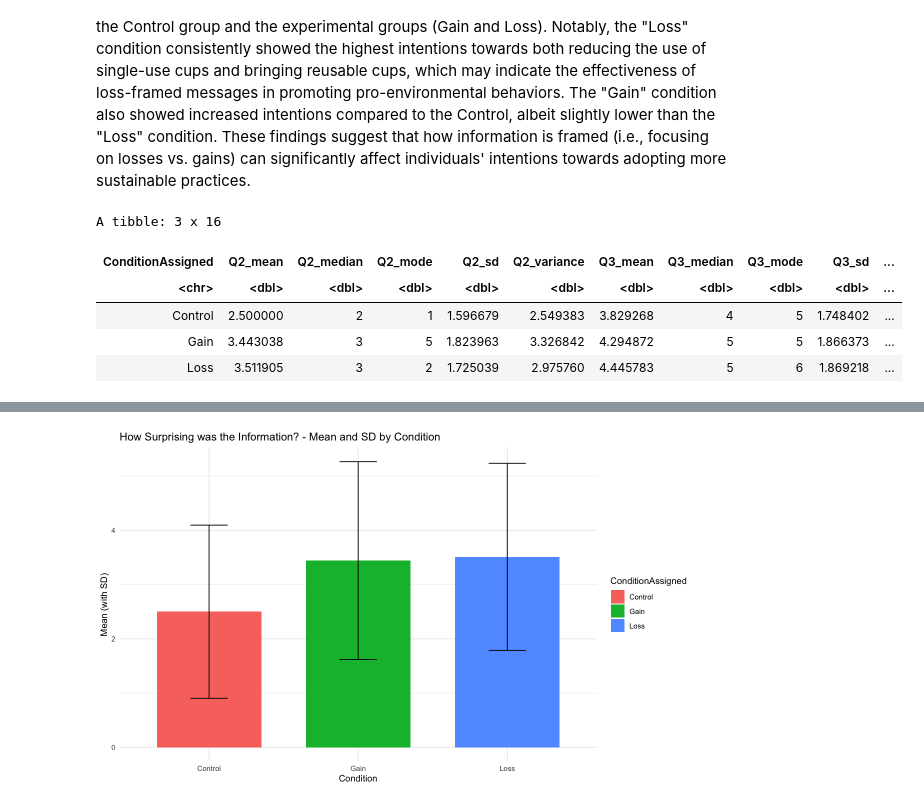
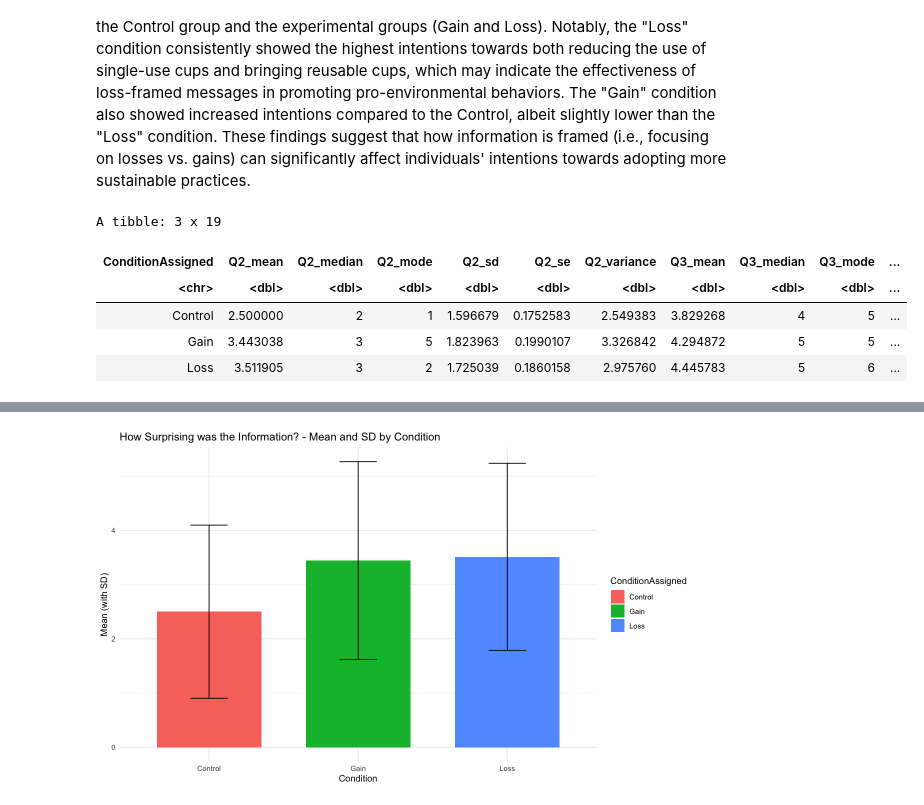
Before and after one commit to riddhibattu/PSYC421_Sustain-a-Cup-research, a Jupyter notebook: src/statistical_analysis.ipynb, the cells around one changed output, grey strips where cells are left out. Drawn from its saved outputs; the diff is of its cells as text; code cells hidden in the pictures.

Commit message:
adding error bars SE

```diff
--- a/src/statistical_analysis.ipynb
+++ b/src/statistical_analysis.ipynb
@@ -397,36 +410,39 @@ calculate_mode <- function(x) {
   ux <- unique(x)
   ux[which.max(tabulate(match(x, ux)))]
 }
 
 # Calculating descriptive statistics
 
 descriptive_stats <- df_cleaned_numerical %>%
   filter(ConditionAssigned != "") %>% # Filtering out rows where ConditionAssigned is NA
   group_by(ConditionAssigned) %>%
   summarise(
     Q2_mean = mean(Q2_combined, na.rm = TRUE),
     Q2_median = median(Q2_combined, na.rm = TRUE),
     Q2_mode = calculate_mode(Q2_combined),
     Q2_sd = sd(Q2_combined, na.rm = TRUE), # Standard deviation for Q2
+    Q2_se = Q2_sd / sqrt(n()), # Calculating standard error for Q2
     Q2_variance = var(Q2_combined, na.rm = TRUE), # Variance for Q2
     Q3_mean = mean(Q3_combined, na.rm = TRUE),
     Q3_median = median(Q3_combined, na.rm = TRUE),
     Q3_mode = calculate_mode(Q3_combined),
     Q3_sd = sd(Q3_combined, na.rm = TRUE), # Standard deviation for Q3
+    Q3_se = Q3_sd / sqrt(n()), # Calculating standard error for Q3
     Q3_variance = var(Q3_combined, na.rm = TRUE), # Variance for Q3
     Q4_mean = mean(Q4_combined, na.rm = TRUE),
     Q4_median = median(Q4_combined, na.rm = TRUE),
     Q4_mode = calculate_mode(Q4_combined),
     Q4_sd = sd(Q4_combined, na.rm = TRUE), # Standard deviation for Q4
+    Q4_se = Q4_sd / sqrt(n()), # Calculating standard error for Q4
     Q4_variance = var(Q4_combined, na.rm = TRUE) # Variance for Q4
   )
 
 # View the results
 descriptive_stats
 # %% [output]
-A tibble: 3 x 16
+A tibble: 3 x 19
-| ConditionAssigned | Q2_mean | Q2_median | Q2_mode | Q2_sd | Q2_variance | Q3_mean | Q3_median | Q3_mode | Q3_sd | ... |
+| ConditionAssigned | Q2_mean | Q2_median | Q2_mode | Q2_sd | Q2_se | Q2_variance | Q3_mean | Q3_median | Q3_mode | ... |
 | <chr> | <dbl> | <dbl> | <dbl> | <dbl> | <dbl> | <dbl> | <dbl> | <dbl> | <dbl> | ... |
-| Control | 2.500000 | 2 | 1 | 1.596679 | 2.549383 | 3.829268 | 4 | 5 | 1.748402 | ... |
-| Gain | 3.443038 | 3 | 5 | 1.823963 | 3.326842 | 4.294872 | 5 | 5 | 1.866373 | ... |
-| Loss | 3.511905 | 3 | 2 | 1.725039 | 2.975760 | 4.445783 | 5 | 6 | 1.869218 | ... |
+| Control | 2.500000 | 2 | 1 | 1.596679 | 0.1752583 | 2.549383 | 3.829268 | 4 | 5 | ... |
+| Gain | 3.443038 | 3 | 5 | 1.823963 | 0.1990107 | 3.326842 | 4.294872 | 5 | 5 | ... |
+| Loss | 3.511905 | 3 | 2 | 1.725039 | 0.1860158 | 2.975760 | 4.445783 | 5 | 6 | ... |
```
Also changed, not shown: parts of 10 cells of this notebook, 3 other files.
